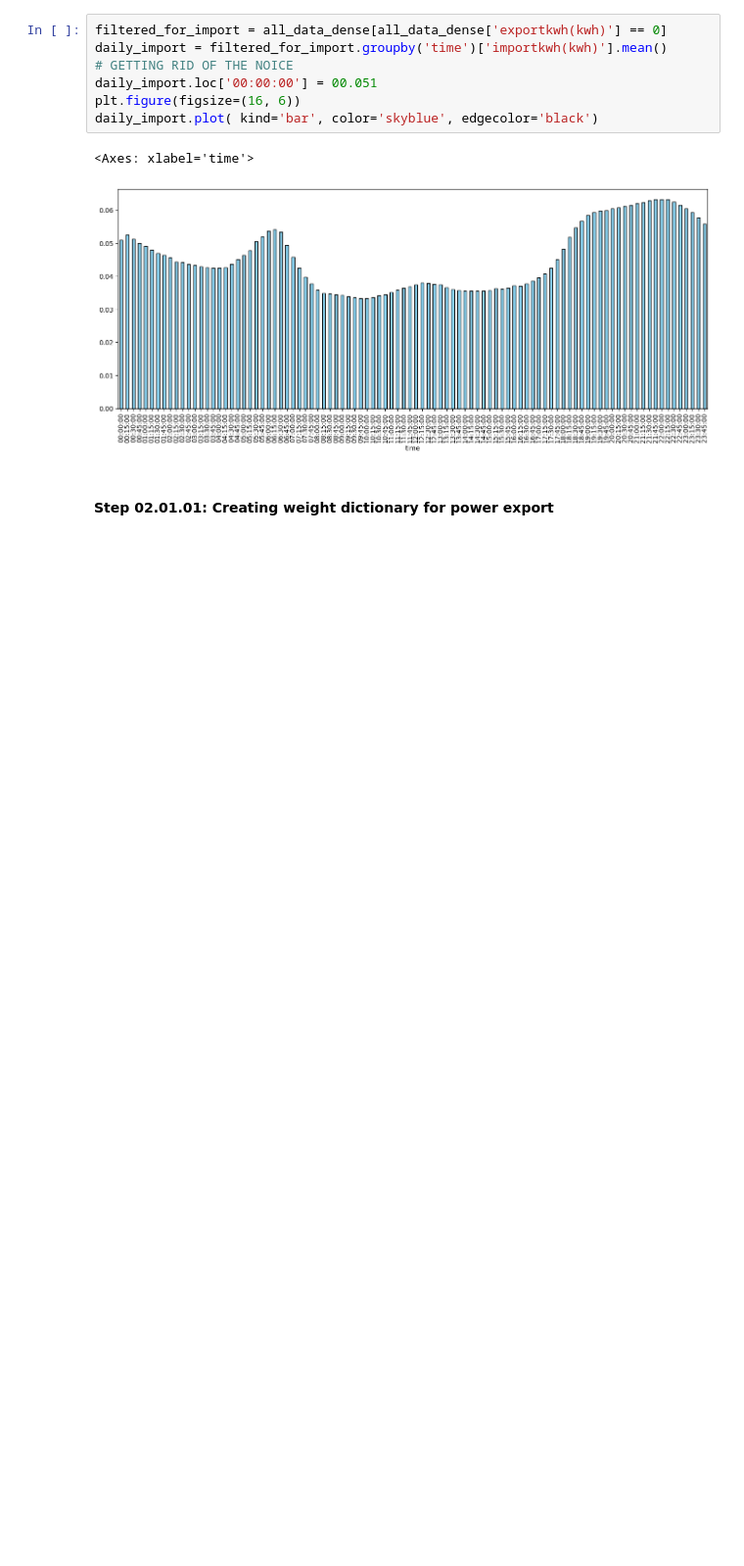
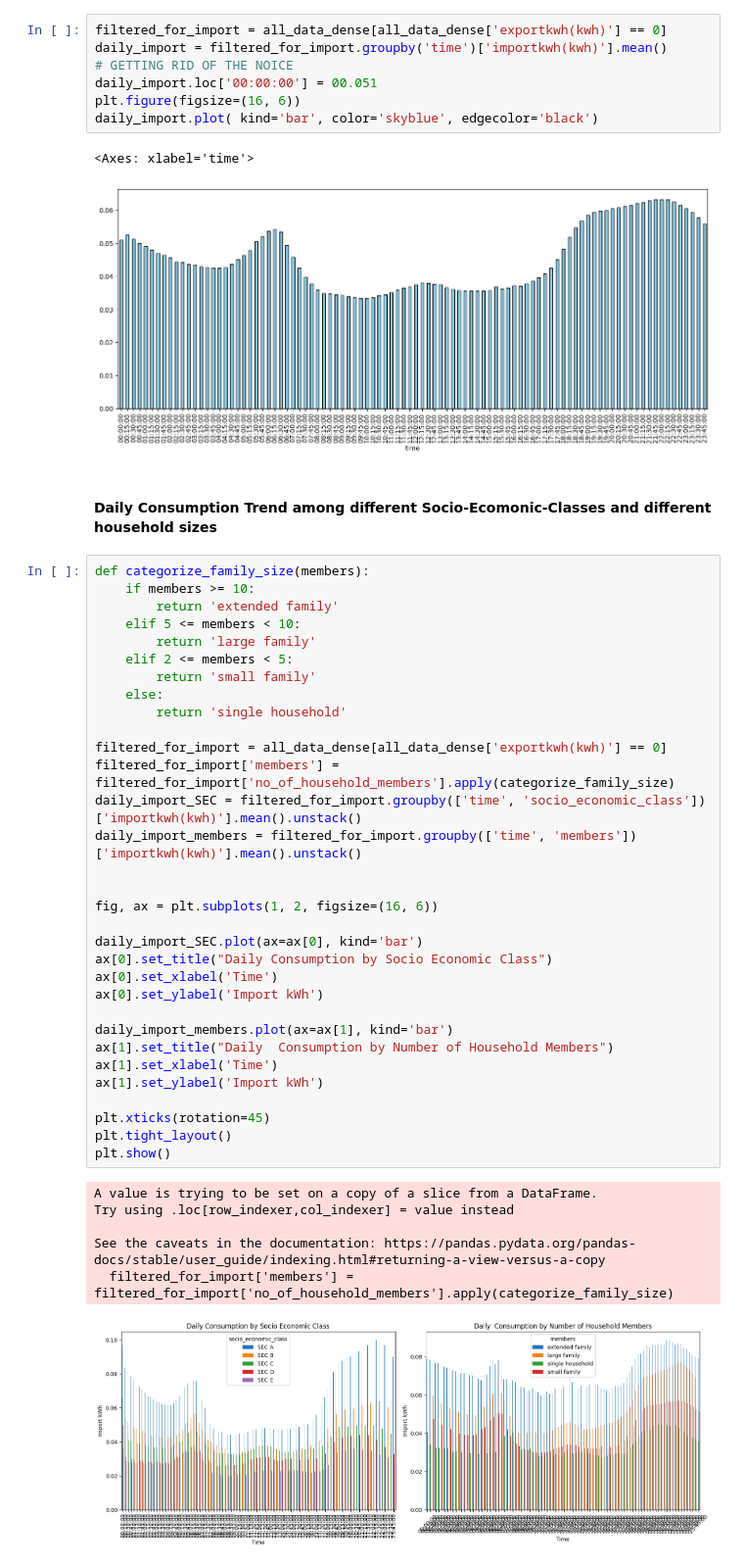
Before and after one commit to LIRNEasia/SL_electricity_consumption, a Jupyter notebook: notebooks/imputing_smart_meter_data.ipynb, the cells around one changed output. Shown at 98% size. Saved outputs shown, nothing was run; the diff lists cells and outputs as text; blank space fills up the shorter version.

```diff
--- a/notebooks/imputing_smart_meter_data.ipynb
+++ b/notebooks/imputing_smart_meter_data.ipynb
@@ -148,5 +149,44 @@ daily_import.plot( kind='bar', color='skyblue', edgecolor='black')
 # %% [output]
 <Axes: xlabel='time'>
 [figure]
-# %% [markdown]
-#### Step 02.01.01: Creating weight dictionary for power export
+# %% [markdown]
+#### Daily Consumption Trend among different Socio-Ecomonic-Classes and different household sizes
+# %%
+def categorize_family_size(members):
+    if members >= 10:
+        return 'extended family'
+    elif 5 <= members < 10:
+        return 'large family'
+    elif 2 <= members < 5:
+        return 'small family'
+    else:
+        return 'single household'
+
+filtered_for_import = all_data_dense[all_data_dense['exportkwh(kwh)'] == 0]
+filtered_for_import['members'] = filtered_for_import['no_of_household_members'].apply(categorize_family_size)
+daily_import_SEC = filtered_for_import.groupby(['time', 'socio_economic_class'])['importkwh(kwh)'].mean().unstack()
+daily_import_members = filtered_for_import.groupby(['time', 'members'])['importkwh(kwh)'].mean().unstack()
+
+
+fig, ax = plt.subplots(1, 2, figsize=(16, 6))
+
+daily_import_SEC.plot(ax=ax[0], kind='bar')
+ax[0].set_title("Daily Consumption by Socio Economic Class")
+ax[0].set_xlabel('Time')
+ax[0].set_ylabel('Import kWh')
+
+daily_import_members.plot(ax=ax[1], kind='bar')
+ax[1].set_title("Daily  Consumption by Number of Household Members")
+ax[1].set_xlabel('Time')
+ax[1].set_ylabel('Import kWh')
+
+plt.xticks(rotation=45)
+plt.tight_layout()
+plt.show()
+# %% [output]
+A value is trying to be set on a copy of a slice from a DataFrame.
+Try using .loc[row_indexer,col_indexer] = value instead
+
+See the caveats in the documentation: https://pandas.pydata.org/pandas-docs/stable/user_guide/indexing.html#returning-a-view-versus-a-copy
+  filtered_for_import['members'] = filtered_for_import['no_of_household_members'].apply(categorize_family_size)
+[figure, added]
```
Also changed, not shown: parts of 15 cells of this notebook.
